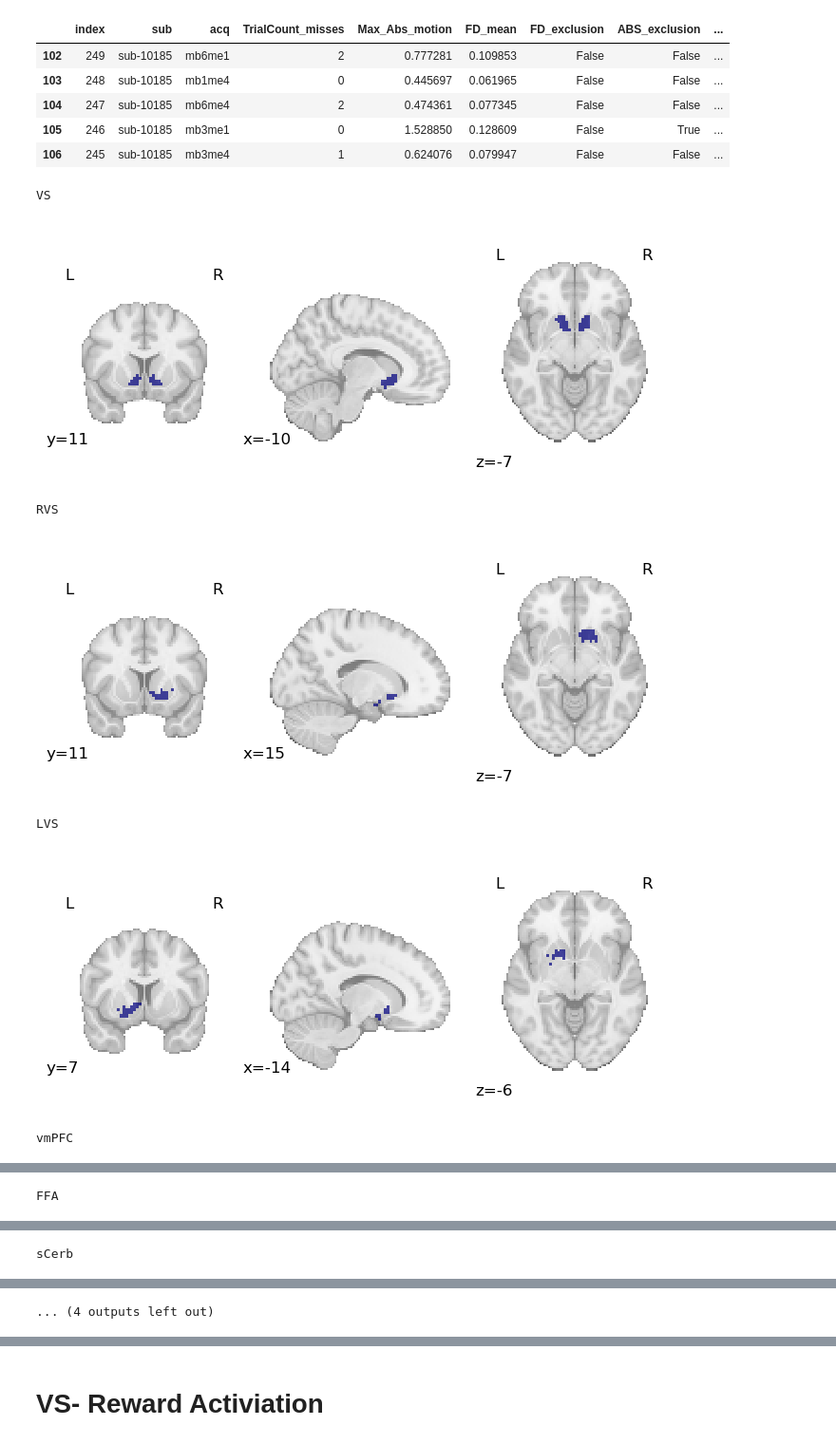
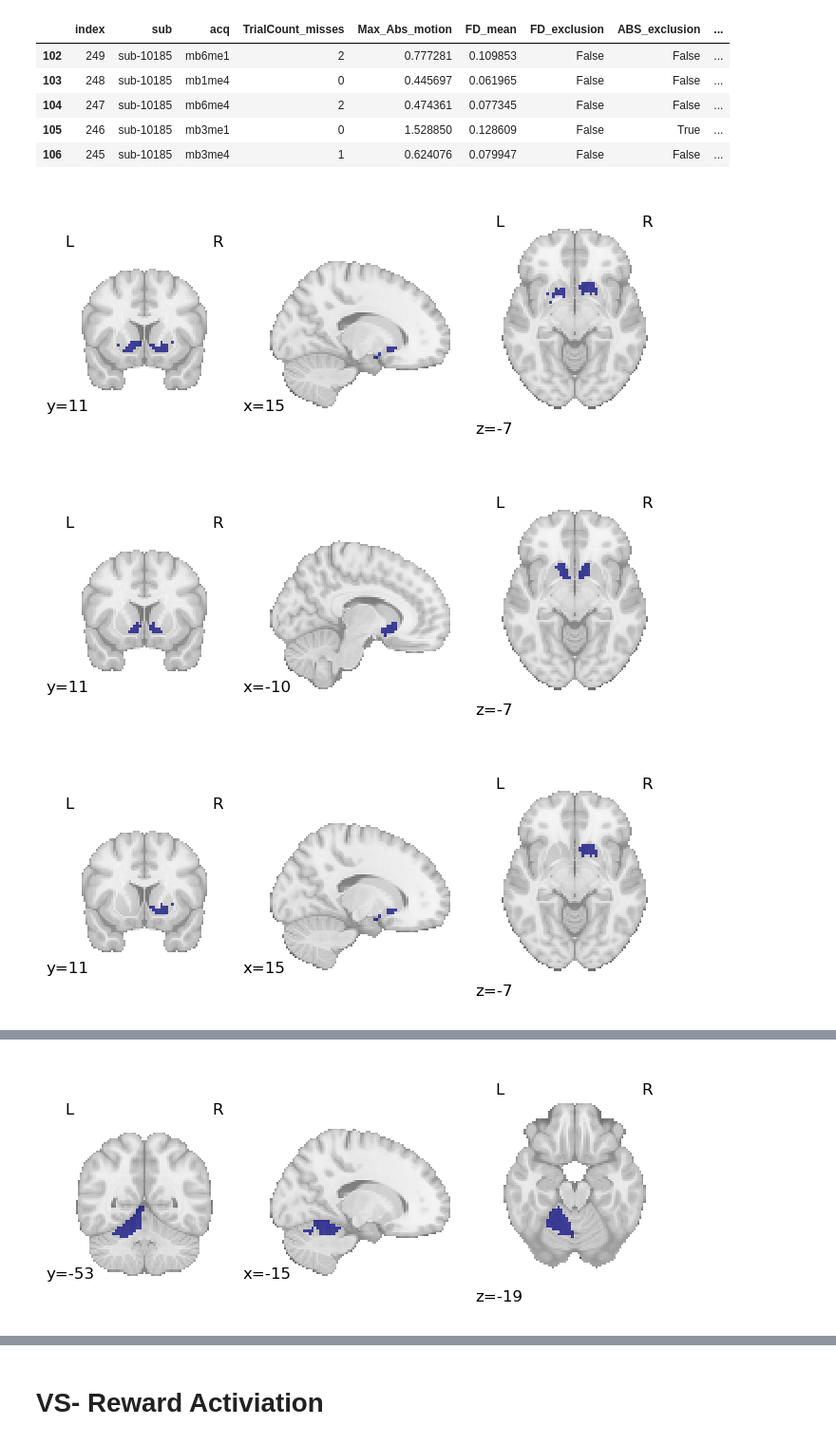
Before and after one commit to DVS-Lab/rf1-mbme-pilot, a Jupyter notebook: code/Zstat_analysis&figures.ipynb, the cells around one changed output, grey strips where cells are left out. Shown at 95% size. Saved outputs shown, nothing was run; the diff lists cells and outputs as text; code cells hidden in the pictures.

```diff
--- a/code/Zstat_analysis&figures.ipynb
+++ b/code/Zstat_analysis&figures.ipynb
@@ -82,32 +82,32 @@ subs[subs['L2ppi']==False].head()
 | 104 | 247 | sub-10185 | mb6me4 | 2 | 0.474361 | 0.077345 | False | False | ... |
 | 105 | 246 | sub-10185 | mb3me1 | 0 | 1.528850 | 0.128609 | False | True | ... |
 | 106 | 245 | sub-10185 | mb3me4 | 1 | 0.624076 | 0.079947 | False | False | ... |
+# %%
+r_vs='../masks/fROI-RVS_cname-RewVsPun_zstat-1.nii.gz'
+l_vs='../masks/fROI-LVS_cname-RewVsPun_zstat-1.nii.gz'
+F_VS=math_img('img1+img2',img1=r_vs,img2=l_vs)
 # %%
 from nilearn import  image
 #Striatum Mask
 if 1==1:
     VS_mask='../masks/ROI-VS_cname-prereg.nii.gz'
     rstr_mask='../masks/fROI-RVS_cname-RewVsPun_zstat-1.nii.gz'
     lstr_mask='../masks/fROI-LVS_cname-RewVsPun_zstat-1.nii.gz'
     pfc_mask='../masks/fROI-vmPFC_cname-RewVsPun_zstat-1.nii.gz'
     FFA_mask='../masks/fROI-FFA_cname-StrVsComp_zstat-1.nii.gz'
     sCerb_mask='../masks/fROI-sCerb_cname-LeftVsRight_zstat-1.nii.gz'
     iCerb_mask='../masks/fROI-iCerb_cname-LeftVsRight_zstat-1.nii.gz'
     motor_mask='../masks/fROI-Motor_cname-LeftVsRight_zstat-1.nii.gz'
-    mask_list=[VS_mask,rstr_mask,lstr_mask,pfc_mask,FFA_mask,sCerb_mask,iCerb_mask,motor_mask]
+    mask_list=[F_VS,VS_mask,rstr_mask,lstr_mask,pfc_mask,FFA_mask,sCerb_mask,iCerb_mask,motor_mask]
 
     for mask in mask_list:
         str_mask=NiftiMasker(mask_img=mask)
-        mask_name=re.search('ROI-(.*)_cname',mask).group(1)
-        print(mask_name)
+        #mask_name=re.search('ROI-(.*)_cname',mask).group(1)
+        #print(mask_name)
         plotting.plot_roi(mask,draw_cross=False)
         plt.savefig("../derivatives/figures/mask_%s.svg"%(mask_name))
         plt.show()
 # %% [output]
-VS
-[figure, old version]
+[figure, new version]
-RVS
-[figure, old version]
+[figure, new version]
-LVS
-[figure, old version]
+[figure, new version]
-vmPFC
@@ -115 +114,0 @@ vmPFC
-FFA
@@ -117 +115,0 @@ FFA
-sCerb
@@ -119 +117 @@ sCerb
-... (4 outputs left out)
+[figure, added]
```
Also changed, not shown: parts of 3 cells of this notebook, 18 other files.
